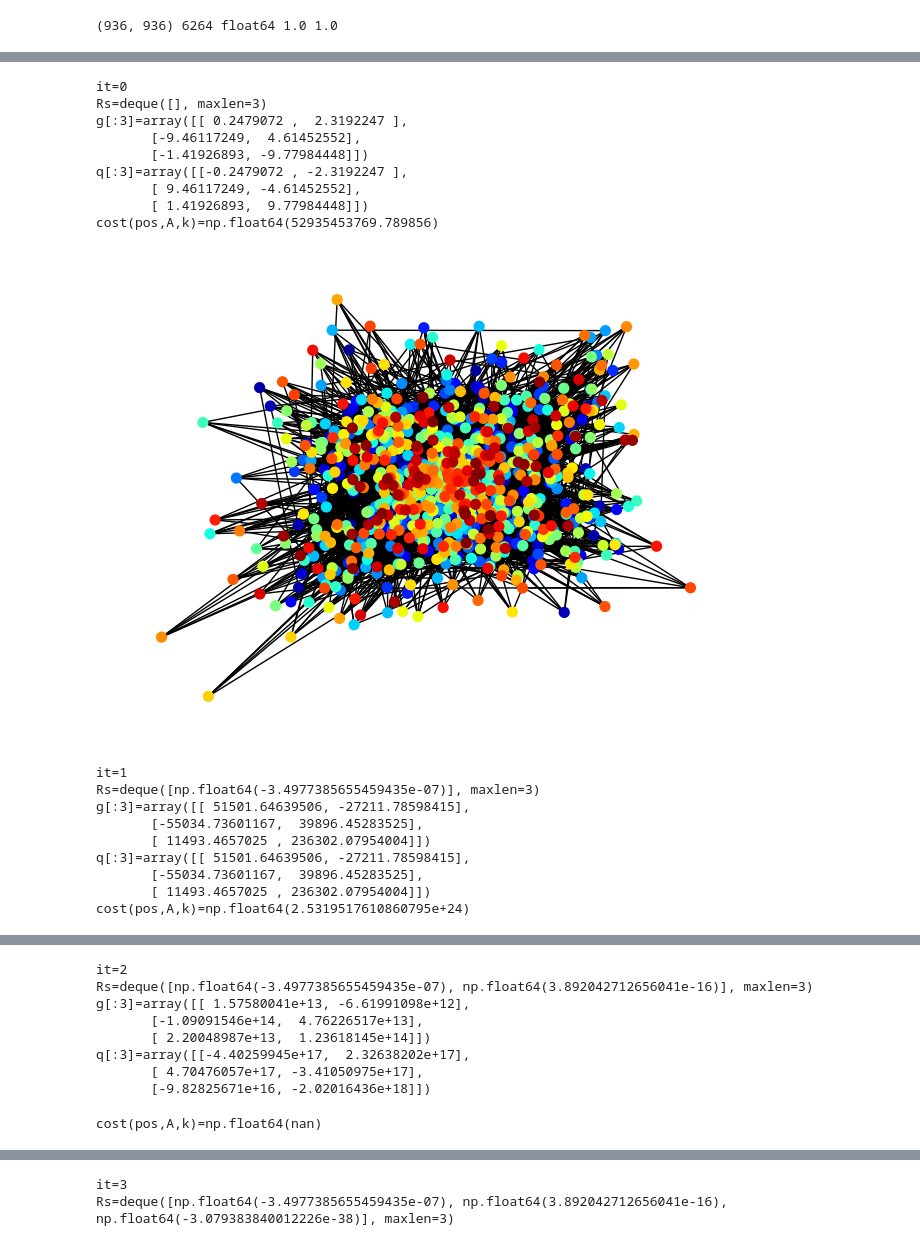
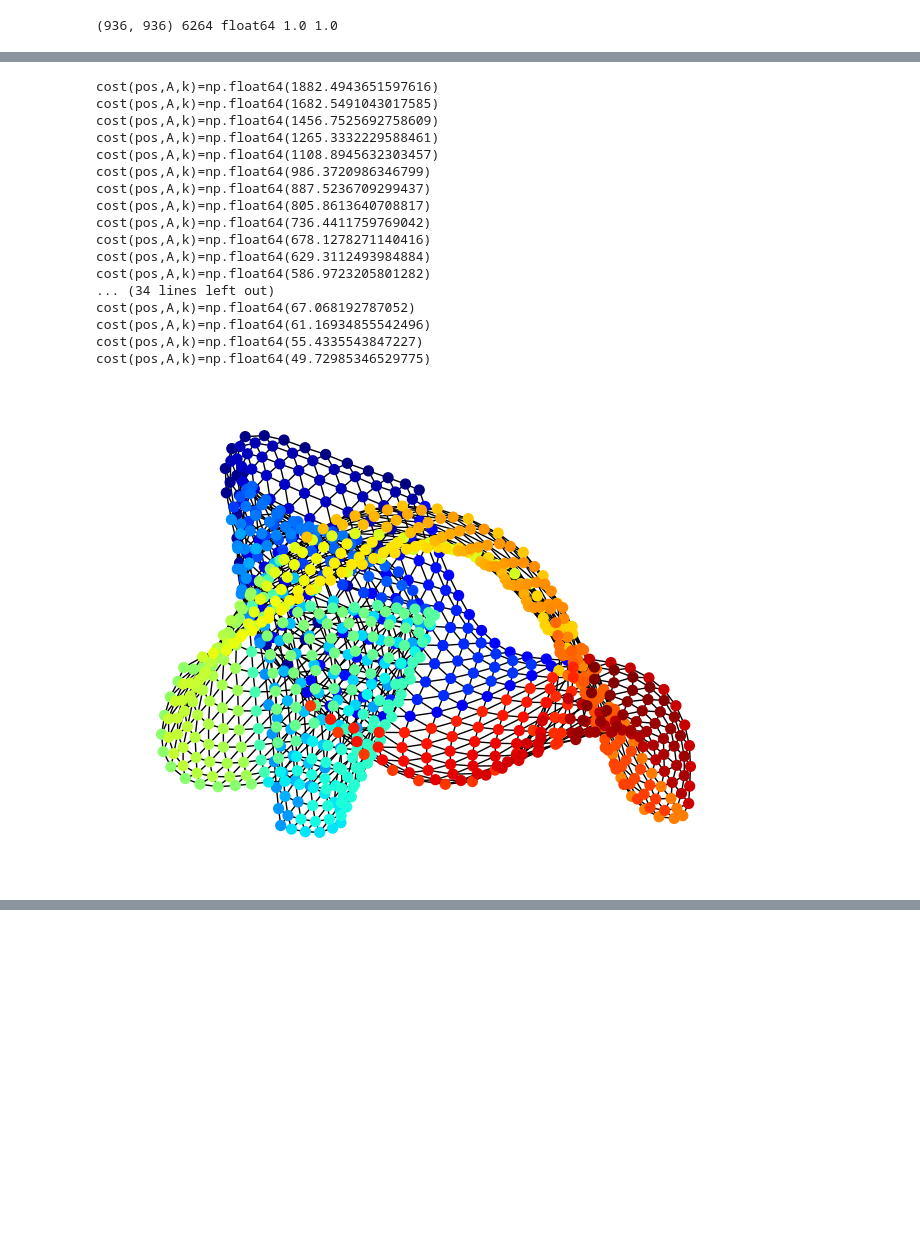
Before and after one commit to HirokiHamaguchi/Initial_Placement_for_Fruchterman-Reingold_Force_Model_with_Coordinate_Newton_Direction, a Jupyter notebook: src/jupyter/test.ipynb, the cells around one changed output, grey strips where cells are left out. Saved outputs shown, nothing was run; the diff lists cells and outputs as text; code cells hidden in the pictures; blank space fills up the shorter version.

```diff
--- a/src/jupyter/test.ipynb
+++ b/src/jupyter/test.ipynb
@@ -11,42 +11,41 @@ import time
 # %%
 mat = getMatrixByName("jagmesh1")
 print(mat.shape, mat.nnz, mat.dtype, np.min(mat.data), np.max(mat.data))
 
 if scipy.sparse.issparse(mat):
     mat.setdiag(0)
     mat.eliminate_zeros()
     mat.data = np.abs(mat.data)
 else:
     mat[np.diag_indices_from(mat)] = 0
     mat.data = np.abs(mat.data)
 
 visMat(mat)
 
 
 G = nx.Graph(mat)
 
-for pos in spring_layout(G, method="BFGS", iterations=50):
-    visGraph(G, pos)
-# visGraph(G, list(spring_layout(G, method="BFGS", iterations=50))[-1])
+# for pos in spring_layout(G, method="RS", iterations=50):
+#     visGraph(G, pos)
+visGraph(G, list(spring_layout(G, method="RS", iterations=50))[-1])
 # %% [output]
 (936, 936) 6264 float64 1.0 1.0
 [figure]
-it=0
-Rs=deque([], maxlen=3)
-g[:3]=array([[ 0.2479072 ,  2.3192247 ],
-       [-9.46117249,  4.61452552],
-       [-1.41926893, -9.77984448]])
-q[:3]=array([[-0.2479072 , -2.3192247 ],
-       [ 9.46117249, -4.61452552],
-       [ 1.41926893,  9.77984448]])
-cost(pos,A,k)=np.float64(52935453769.789856)
+cost(pos,A,k)=np.float64(1882.4943651597616)
+cost(pos,A,k)=np.float64(1682.5491043017585)
+cost(pos,A,k)=np.float64(1456.7525692758609)
+cost(pos,A,k)=np.float64(1265.3332229588461)
+cost(pos,A,k)=np.float64(1108.8945632303457)
+cost(pos,A,k)=np.float64(986.3720986346799)
+cost(pos,A,k)=np.float64(887.5236709299437)
+cost(pos,A,k)=np.float64(805.8613640708817)
+cost(pos,A,k)=np.float64(736.4411759769042)
+cost(pos,A,k)=np.float64(678.1278271140416)
+cost(pos,A,k)=np.float64(629.3112493984884)
+cost(pos,A,k)=np.float64(586.9723205801282)
+... (34 lines left out)
+cost(pos,A,k)=np.float64(67.068192787052)
+cost(pos,A,k)=np.float64(61.16934855542496)
+cost(pos,A,k)=np.float64(55.4335543847227)
+cost(pos,A,k)=np.float64(49.72985346529775)
-[figure, old version]
+[figure, new version]
-it=1
-Rs=deque([np.float64(-3.4977385655459435e-07)], maxlen=3)
-g[:3]=array([[ 51501.64639506, -27211.78598415],
-       [-55034.73601167,  39896.45283525],
-       [ 11493.4657025 , 236302.07954004]])
-q[:3]=array([[ 51501.64639506, -27211.78598415],
-       [-55034.73601167,  39896.45283525],
-       [ 11493.4657025 , 236302.07954004]])
-cost(pos,A,k)=np.float64(2.5319517610860795e+24)
@@ -54,9 +51,0 @@ cost(pos,A,k)=np.float64(2.5319517610860795e+24)
-it=2
-Rs=deque([np.float64(-3.4977385655459435e-07), np.float64(3.892042712656041e-16)], maxlen=3)
-g[:3]=array([[ 1.57580041e+13, -6.61991098e+12],
-       [-1.09091546e+14,  4.76226517e+13],
-       [ 2.20048987e+13,  1.23618145e+14]])
-q[:3]=array([[-4.40259945e+17,  2.32638202e+17],
-       [ 4.70476057e+17, -3.41050975e+17],
-       [-9.82825671e+16, -2.02016436e+18]])
-cost(pos,A,k)=np.float64(nan)
@@ -64,2 +51,0 @@ cost(pos,A,k)=np.float64(nan)
-it=3
-Rs=deque([np.float64(-3.4977385655459435e-07), np.float64(3.892042712656041e-16), np.float64(-3.079383840012226e-38)], maxlen=3)
```
Also changed, not shown: parts of 3 cells of this notebook, 1 other file.
